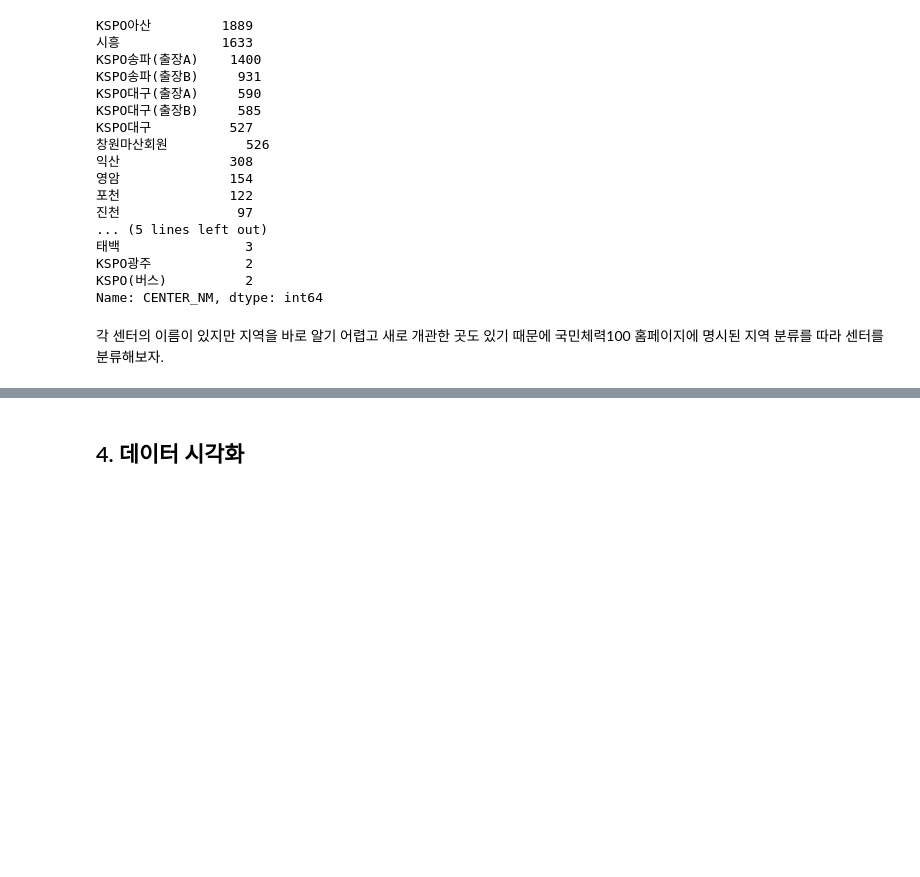
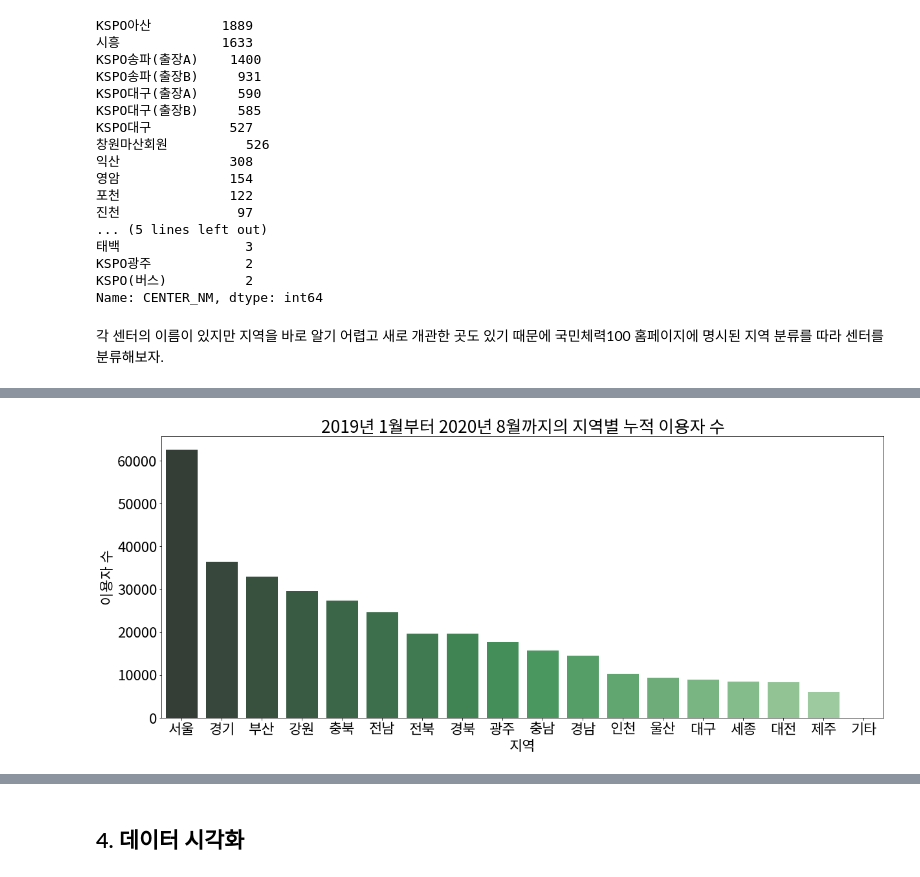
Before and after one commit to CoodingPenguin/data-contest-collection, a Jupyter notebook: sports-data-application-contest-2020/체력인증센터이용자현황.ipynb, the cells around one changed output, grey strips where cells are left out. Drawn from its saved outputs; the diff is of its cells as text; code cells hidden in the pictures; blank space fills up the shorter version.

```diff
--- a/sports-data-application-contest-2020/체력인증센터이용자현황.ipynb
+++ b/sports-data-application-contest-2020/체력인증센터이용자현황.ipynb
@@ -283,7 +290,31 @@ sejong = ['세종']
 # %%
 total = seoul + busan + daegu + incheon + gwangju + daejeon + ulsan + gyeonggi + gangwon + chungbuk +\
         chungnam + jeonbuk + jeonnam + gyeongbuk + gyeongnam + jeju + sejong
-# %%
-# 대표 지역으로 분류
-def get_region(df):
-    if df.
+# %%
+# 대표 지역으로 분류
+def get_region(center):
+    region = ''
+
+    if center in seoul: region = '서울'
+    elif center in busan: region = '부산'
+    elif center in daegu: region = '대구'
+    elif center in incheon: region = '인천'
+    elif center in gwangju: region = '광주'
+    elif center in daejeon: region = '대전'
+    elif center in ulsan: region = '울산'
+    elif center in gyeonggi: region = '경기'
+    elif center in gangwon: region = '강원'
+    elif center in chungbuk: region = '충북'
+    elif center in chungnam: region = '충남'
+    elif center in jeonbuk: region = '전북'
+    elif center in jeonnam: region = '전남'
+    elif center in gyeongbuk: region = '경북'
+    elif center in gyeongnam: region = '경남'
+    elif center in jeju: region = '제주'
+    elif center in sejong: region = '세종'
+    else: region = '기타'
+
+    return region
+# %%
+sttus_merged['REGION'] = sttus_merged['CENTER_NM'].apply(lambda x: get_region(x))
+sttus_merged.head()
@@ -289,0 +352,3 @@ def get_region(df):
+# %%
+drop_idx = sttus_merged.loc[sttus_merged.REGION=='기타', :].index
+sttus_merged = sttus_merged.drop(drop_idx)
@@ -289,0 +406,9 @@ def get_region(df):
+# %%
+plt.figure(figsize=(20, 8))
+sns.countplot(x='REGION', data=sttus_merged, order=sttus_merged.REGION.value_counts().index, palette='Greens_d')
+plt.xlabel('지역')
+plt.ylabel('이용자 수')
+plt.title('2019년 1월부터 2020년 8월까지의 지역별 누적 이용자 수')
+plt.show()
+# %% [output]
+[figure, added]
```
Also changed, not shown: parts of 43 cells of this notebook.
